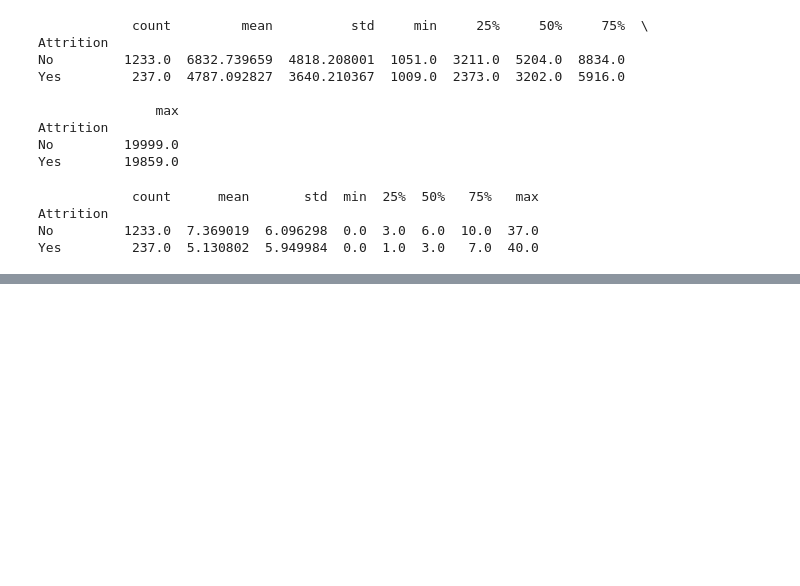
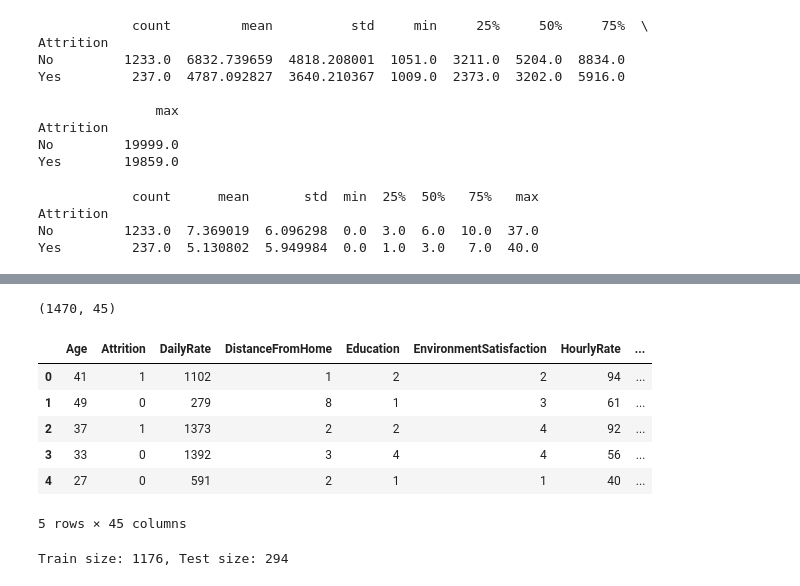
Before and after one commit to bolu-amusan/employee-attrition-analysis, a Jupyter notebook: notebooks/attrition_analysis.ipynb, the cells around one changed output, grey strips where cells are left out. Drawn from its saved outputs; the diff is of its cells as text; code cells hidden in the pictures; blank space fills up the shorter version.

```diff
--- a/notebooks/attrition_analysis.ipynb
+++ b/notebooks/attrition_analysis.ipynb
@@ -134,0 +142,31 @@ SyntaxError: invalid syntax. Perhaps you forgot a comma? (432015798.py, line 3)
+# %%
+# Drop columns not useful for our prediction eg. constant values or IDs
+df_model = df.drop(columns=['EmployeeCount', 'EmployeeNumber', 'Over18', 'StandardHours'])
+
+# Convert target variable to binary where 1 = left and 0 = stayed
+df_model['Attrition'] = (df_model['Attrition'] == 'Yes').astype(int)
+
+# One-hot encode remaining categorical columns
+df_model = pd.get_dummies(df_model, drop_first=True)
+
+print(df_model.shape)
+df_model.head()
+# %% [output]
+(1470, 45)
+|  | Age | Attrition | DailyRate | DistanceFromHome | Education | EnvironmentSatisfaction | HourlyRate | ... |
+| 0 | 41 | 1 | 1102 | 1 | 2 | 2 | 94 | ... |
+| 1 | 49 | 0 | 279 | 8 | 1 | 3 | 61 | ... |
+| 2 | 37 | 1 | 1373 | 2 | 2 | 4 | 92 | ... |
+| 3 | 33 | 0 | 1392 | 3 | 4 | 4 | 56 | ... |
+| 4 | 27 | 0 | 591 | 2 | 1 | 1 | 40 | ... |
+5 rows × 45 columns
+# %%
+from sklearn.model_selection import train_test_split
+
+X = df_model.drop(columns=['Attrition'])
+y = df_model['Attrition']
+
+X_train, X_test, y_train, y_test = train_test_split(X, y, test_size=0.2, random_state=42, stratify=y)
+print(f"Train size: {X_train.shape[0]}, Test size: {X_test.shape[0]}")
+# %% [output]
+Train size: 1176, Test size: 294
```
Also changed, not shown: parts of 8 cells of this notebook, 2 other files.
